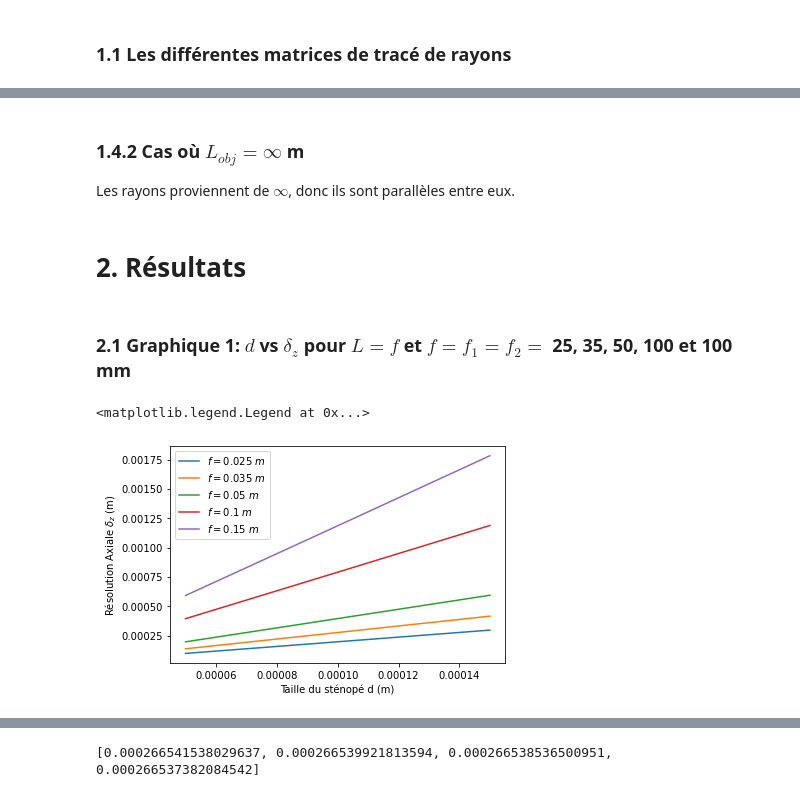
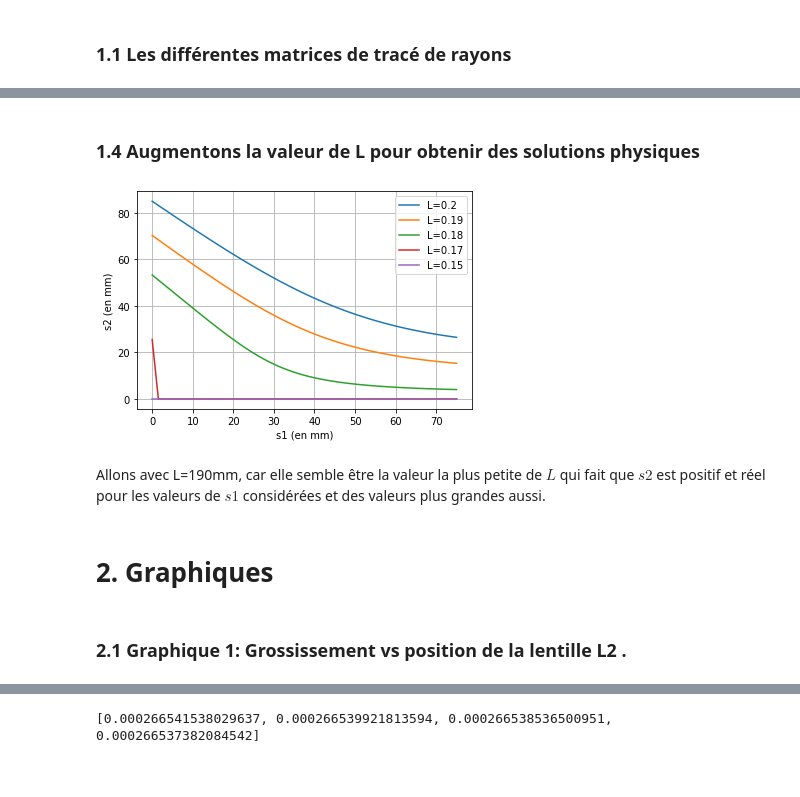
Before and after one commit to nicolasleblanc-poly/Introduction-l-optique-moderne, a Jupyter notebook: Laboratoire 2/pre-lab_2.ipynb, the cells around one changed output, grey strips where cells are left out. Saved outputs shown, nothing was run; the diff lists cells and outputs as text; code cells hidden in the pictures.

```diff
--- a/Laboratoire 2/pre-lab_2.ipynb
+++ b/Laboratoire 2/pre-lab_2.ipynb
@@ -52,12 +39,12 @@ Voici les 7 étapes du système de caméra:
 6. Lentille mince convergente de longueur focale $f_3=75$ mm
 7. Translation de $L_{im}$
 # %%
-def system_matrix(f1, f2, f3, Lobj, L2, L3, Lim):
+def system_matrix(s1, s2, s3, f1=150e-3, f2=-75e-3, f3=75e-3, Lobj=1): # [m]
     '''
         Retourne la matrice de tracé de rayon 2x2 du système de microscopie confocale
         Celle-ci contient l'inconnu 'x' comme variable symbolique
     '''
-    x = sp.symbols('x')
-    Mtot = Mtrans(Lobj)@Mlens(f1)@Mtrans(L2)@Mlens(f2)@Mtrans(L3)@Mlens(f3)@Mtrans(Lim)
+    #x = sp.symbols('x')
+    Mtot = Mtrans(s3)@Mlens(f3)@Mtrans(s2)@Mlens(f2)@Mtrans(s1)@Mlens(f1)@Mtrans(Lobj)
     return Mtot
 # %% [markdown]
@@ -90,7 +73,40 @@ def compute_dof(f, L, pinhole_size):
-# %% [markdown]
-### 1.4.2 Cas où $L_{obj}=\infty$ m
-Les rayons proviennent de $\infty$, donc ils sont parallèles entre eux.
+# %% [markdown]
+### 1.4 Augmentons la valeur de L pour obtenir des solutions physiques
+# %%
+# Augmentons la valeur de L.
+L = [200e-3, 190e-3, 180e-3, 170e-3, 150e-3] # [m]
+s1 = np.linspace(0, 75e-3, 50) # [m]
+s2 = sp.symbols('s2')
+
+for Lval in L:
+    slns = []
+    for s1_val in s1:
+        # On trouve la matrice de tracé de rayon
+        s3 = Lval-s1_val-s2
+        Msys = system_matrix(s1_val, s2, s3)
+        # On est dans le cas où le rayon incident et le rayon transmis convergent chancun en un point.
+        # On est donc dans le cas où le coefficient B de la matrice [[A B], [C,D]] vaut 0.
+        B = Msys[0, 1]
+        # print(type(B))
+        # print(sp.solve(B)[0])
+        slns.append(sp.solve(B)[-1]) # On garde que la solution positive
+        # print(slns)
+    slns = np.complex_(slns)
+    for i in range(len(slns)):
+        if  slns[i].imag != 0.0 or slns[i].real<0:
+            slns[i] = 0
+    slns = slns.real
+    plt.plot(s1*1e3, slns*1e3, label=f'L={Lval}')
+
+plt.legend()
+plt.xlabel("s1 (en mm)")
+plt.ylabel("s2 (en mm)")
+plt.grid()
+# %% [output]
+[figure, added]
+# %% [markdown]
+Allons avec L=190mm, car elle semble être la valeur la plus petite de $L$ qui fait que $s2$ est positif et réel pour les valeurs de $s1$ considérées et des valeurs plus grandes aussi.
 # %% [markdown]
-# 2. Résultats
+# 2. Graphiques
 # %% [markdown]
-### 2.1 Graphique 1: $d$ vs $\delta_z$ pour $L=f$ et $f=f_1=f_2=$ 25, 35, 50, 100 et 100 mm
+### 2.1 Graphique 1: Grossissement vs position de la lentille L2 .
@@ -110,10 +112,0 @@ for i in range(len(f)):
-# %%
-plt.figure()
-for i in range(len(f)):
-    plt.plot(pinhole_sizes, every_dofs[i], label=f'$f = ${f[i]} $m$')
-plt.xlabel('Taille du sténopé d (m)')
-plt.ylabel('Résolution Axiale $\delta_z$ (m)')
-plt.legend()
-# %% [output]
-<matplotlib.legend.Legend at 0x...>
-[figure, removed]
```
Also changed, not shown: parts of 17 cells of this notebook.
